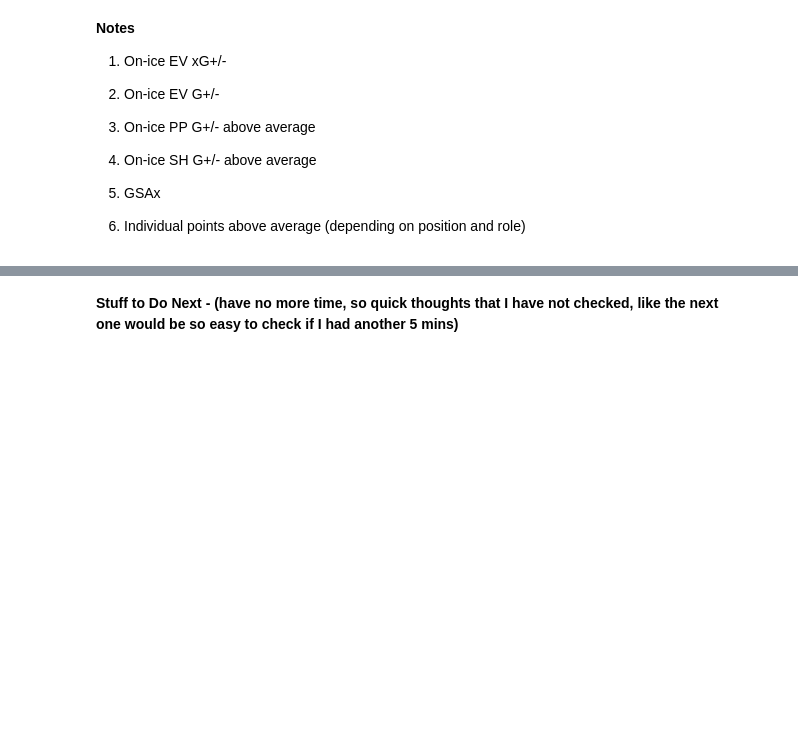
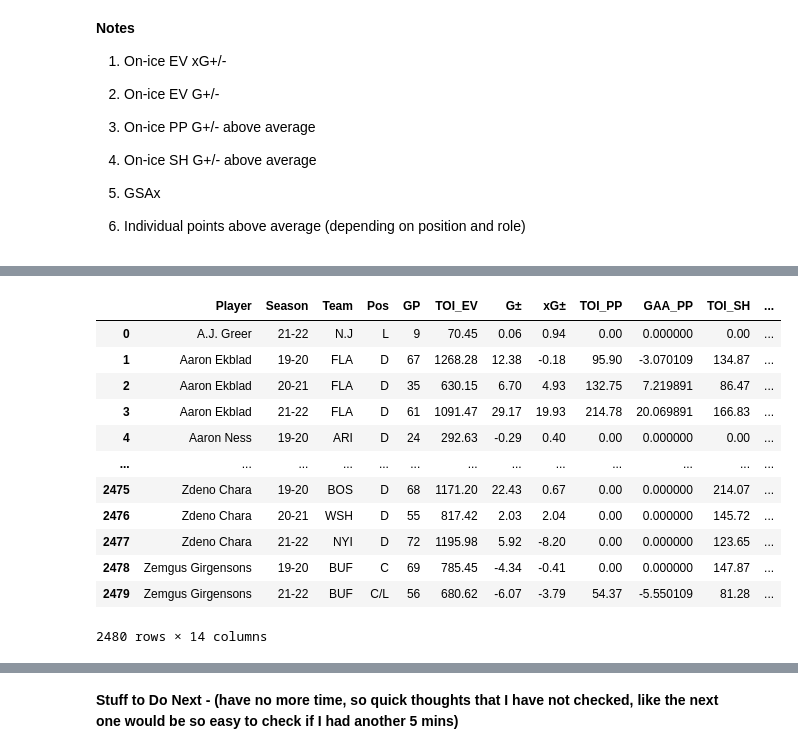
Before and after one commit to danmartin25/Hockey_Model, a Jupyter notebook: Hockey Model Mark I.ipynb, the cells around one changed output, grey strips where cells are left out. Drawn from its saved outputs; the diff is of its cells as text; code cells hidden in the pictures; blank space fills up the shorter version.

```diff
--- a/Hockey Model Mark I.ipynb
+++ b/Hockey Model Mark I.ipynb
@@ -220,4 +405,18 @@ full_player_totals = full_player_totals.rename(columns = {'Team_x':'Team','Posit
 # %%
 #Replace NaN with 0
-full_player_totals = full_player_totals.replace(np.NaN, 0)
-#full_player_totals
+full_skater_totals = full_skater_totals.replace(np.NaN, 0)
+full_skater_totals
+# %% [output]
+|  | Player | Season | Team | Pos | GP | TOI_EV | G± | xG± | TOI_PP | GAA_PP | TOI_SH | ... |
+| 0 | A.J. Greer | 21-22 | N.J | L | 9 | 70.45 | 0.06 | 0.94 | 0.00 | 0.000000 | 0.00 | ... |
+| 1 | Aaron Ekblad | 19-20 | FLA | D | 67 | 1268.28 | 12.38 | -0.18 | 95.90 | -3.070109 | 134.87 | ... |
+| 2 | Aaron Ekblad | 20-21 | FLA | D | 35 | 630.15 | 6.70 | 4.93 | 132.75 | 7.219891 | 86.47 | ... |
+| 3 | Aaron Ekblad | 21-22 | FLA | D | 61 | 1091.47 | 29.17 | 19.93 | 214.78 | 20.069891 | 166.83 | ... |
+| 4 | Aaron Ness | 19-20 | ARI | D | 24 | 292.63 | -0.29 | 0.40 | 0.00 | 0.000000 | 0.00 | ... |
+| ... | ... | ... | ... | ... | ... | ... | ... | ... | ... | ... | ... | ... |
+| 2475 | Zdeno Chara | 19-20 | BOS | D | 68 | 1171.20 | 22.43 | 0.67 | 0.00 | 0.000000 | 214.07 | ... |
+| 2476 | Zdeno Chara | 20-21 | WSH | D | 55 | 817.42 | 2.03 | 2.04 | 0.00 | 0.000000 | 145.72 | ... |
+| 2477 | Zdeno Chara | 21-22 | NYI | D | 72 | 1195.98 | 5.92 | -8.20 | 0.00 | 0.000000 | 123.65 | ... |
+| 2478 | Zemgus Girgensons | 19-20 | BUF | C | 69 | 785.45 | -4.34 | -0.41 | 0.00 | 0.000000 | 147.87 | ... |
+| 2479 | Zemgus Girgensons | 21-22 | BUF | C/L | 56 | 680.62 | -6.07 | -3.79 | 54.37 | -5.550109 | 81.28 | ... |
+2480 rows × 14 columns
```
Also changed, not shown: parts of 66 cells of this notebook.
